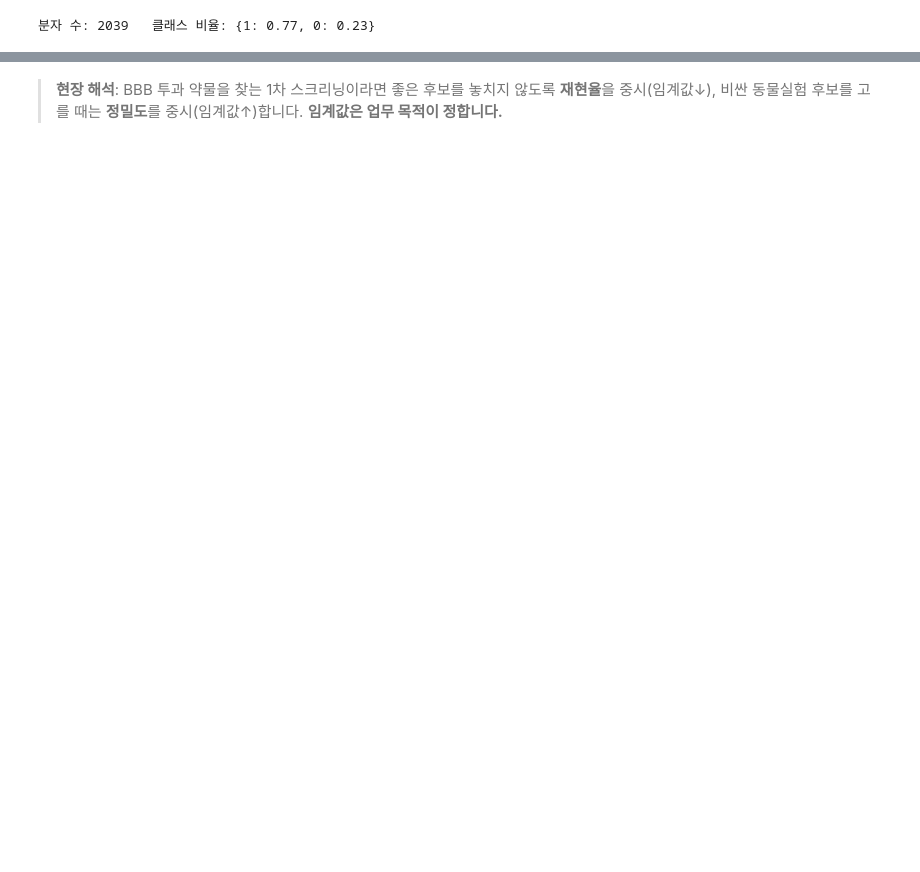
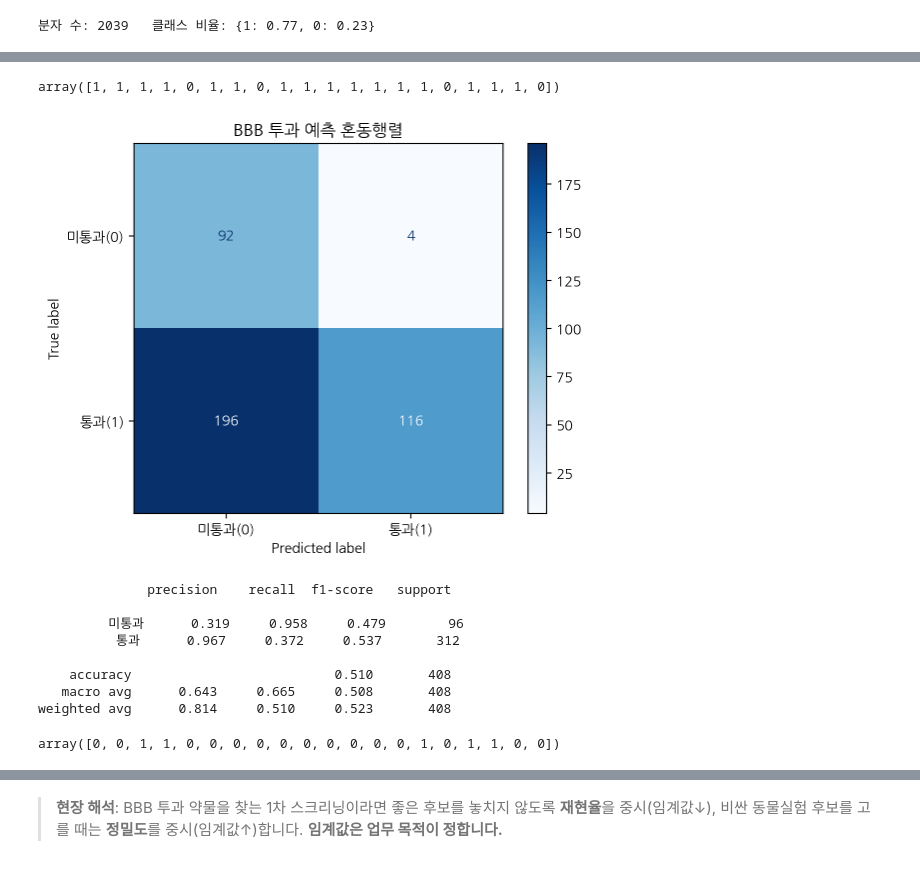
Before and after one commit to StillWork/DrugAI, a Jupyter notebook: 02_ML_Basics_Regression_Classification.ipynb, the cells around one changed output, grey strips where cells are left out. Cells and saved outputs as stored; diff of their text form; code cells hidden in the pictures; blank space fills up the shorter version.

```diff
--- a/02_ML_Basics_Regression_Classification.ipynb
+++ b/02_ML_Basics_Regression_Classification.ipynb
@@ -166,3 +193,31 @@ print(classification_report(yte, pred, target_names=["미통과", "통과"], dig
     accuracy                          0.843       408
    macro avg      0.823     0.706     0.739       408
 weighted avg      0.838     0.843     0.826       408
+# %%
+# 예측한 값 보기
+pred[:20]
+# %% [output]
+array([1, 1, 1, 1, 0, 1, 1, 0, 1, 1, 1, 1, 1, 1, 1, 0, 1, 1, 1, 0])
+# %%
+# 통과(1)의 정밀도를 높게 하기 위해서 threshold를 높게 잡는 경우
+
+pred  = (proba >= 0.9).astype(int)            # 기본 임계값은 0.5 이었음
+
+ConfusionMatrixDisplay(confusion_matrix(yte, pred), display_labels=["미통과(0)", "통과(1)"]).plot(cmap="Blues")
+plt.title("BBB 투과 예측 혼동행렬"); plt.show()
+print(classification_report(yte, pred, target_names=["미통과", "통과"], digits=3))
+# %% [output]
+[figure, added]
+              precision    recall  f1-score   support
+
+         미통과      0.319     0.958     0.479        96
+          통과      0.967     0.372     0.537       312
+
+    accuracy                          0.510       408
+   macro avg      0.643     0.665     0.508       408
+weighted avg      0.814     0.510     0.523       408
+# %%
+# 예측한 값 보기 (1이 적다)
+pred[:20]
+# %% [output]
+array([0, 0, 1, 1, 0, 0, 0, 0, 0, 0, 0, 0, 0, 0, 1, 0, 1, 1, 0, 0])
```
Also changed, not shown: parts of 18 cells of this notebook.
